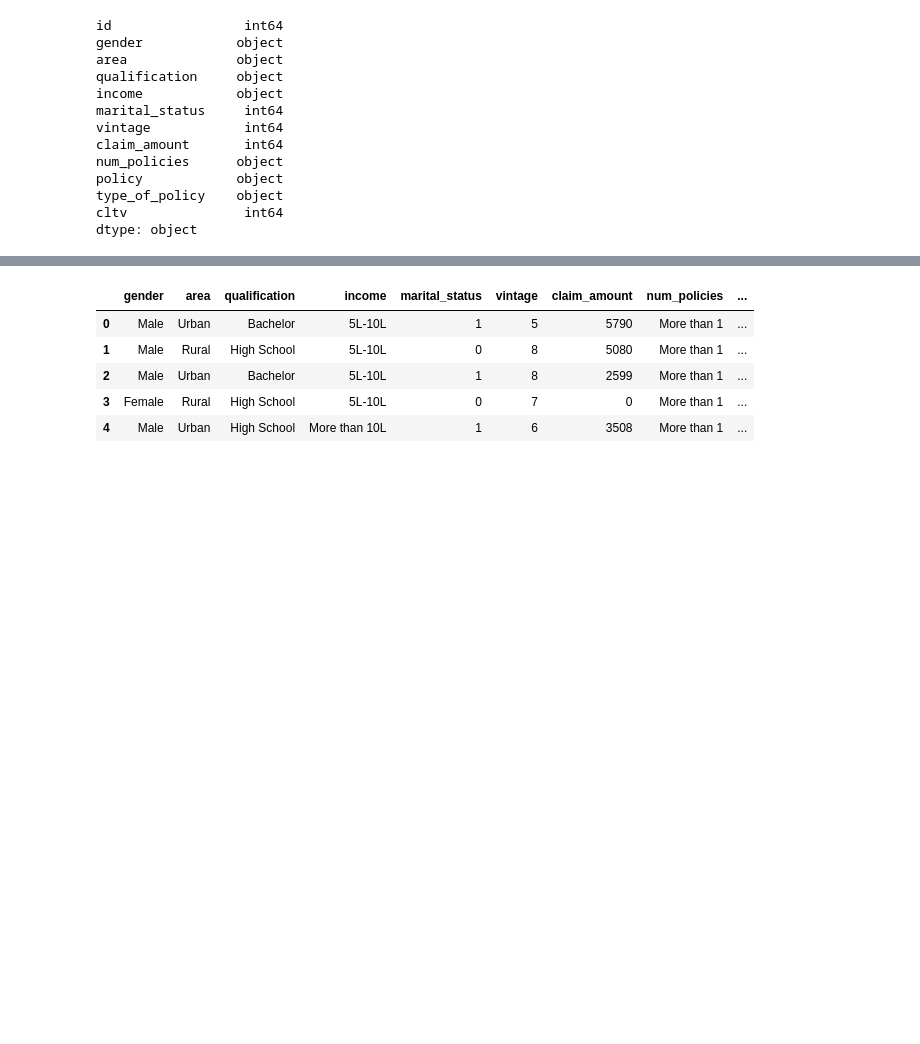
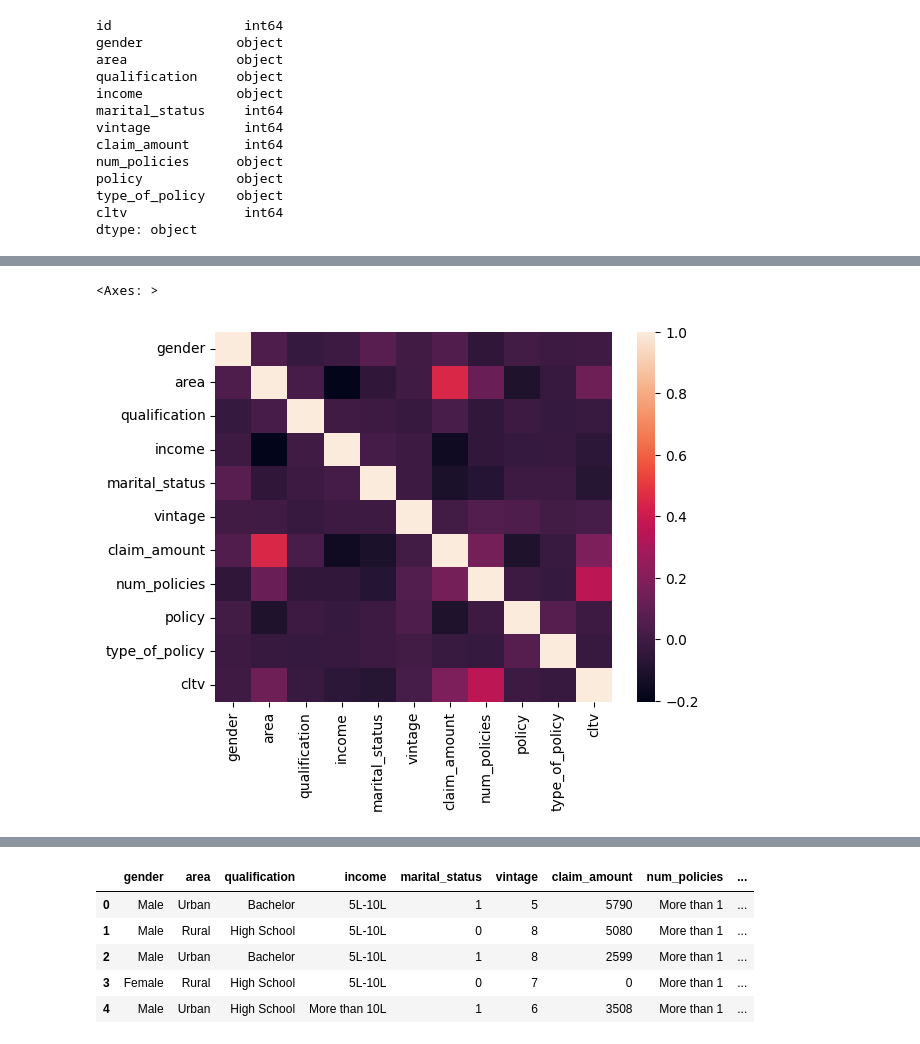
Before and after one commit to abhilashasrivastava/Machine_Learning_Projects, a Jupyter notebook: Customer_Life_Time_value_prediction.ipynb, the cells around one changed output, grey strips where cells are left out. Cells and saved outputs as stored; diff of their text form; code cells hidden in the pictures; blank space fills up the shorter version.

```diff
--- a/Customer_Life_Time_value_prediction.ipynb
+++ b/Customer_Life_Time_value_prediction.ipynb
@@ -160,0 +170,5 @@ df_train = df_train.drop(["id"], axis = 'columns')
+# %%
+sns.heatmap(df_train.corr())
+# %% [output]
+<Axes: >
+[figure, added]
```
Also changed, not shown: parts of 20 cells of this notebook.
